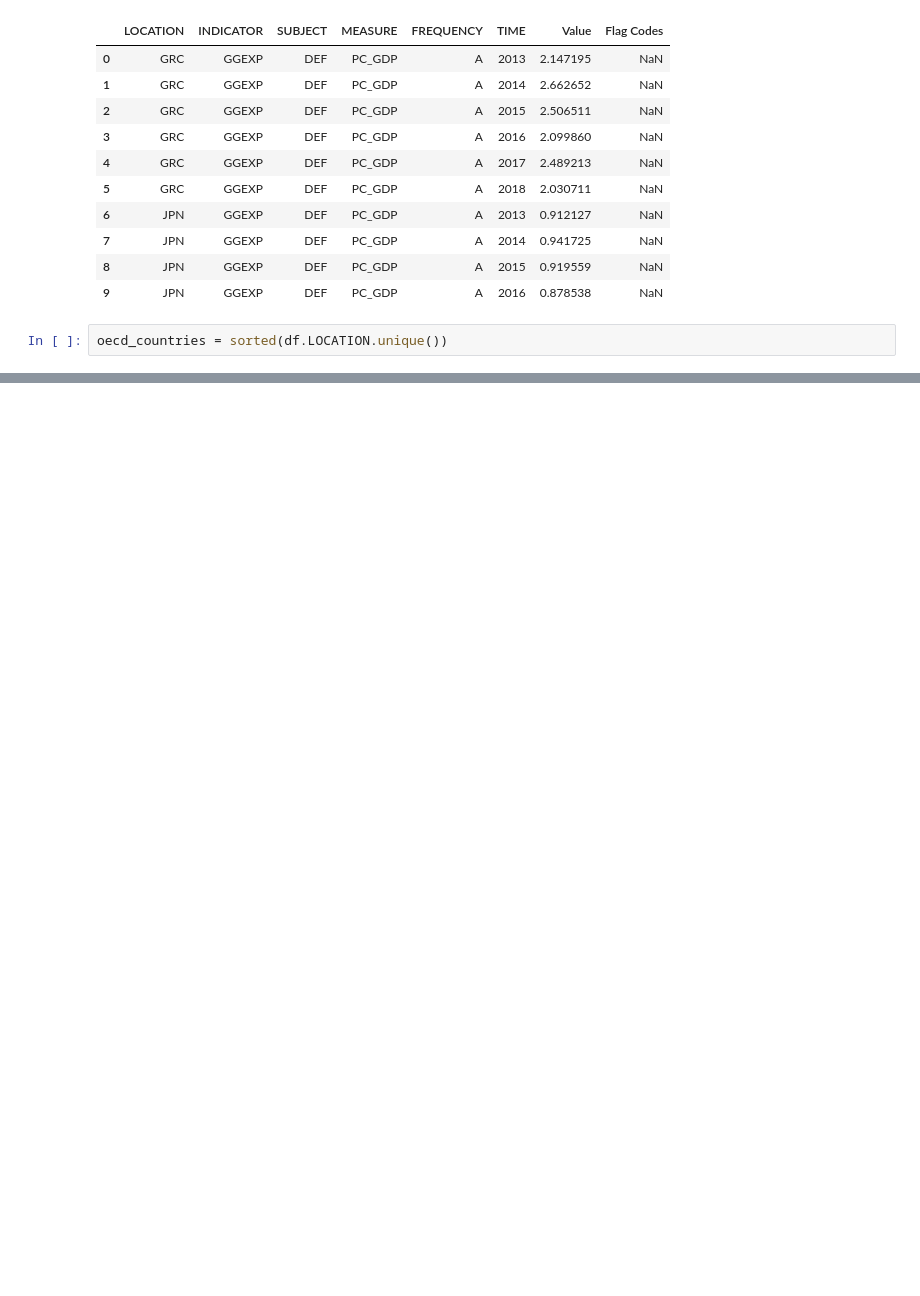
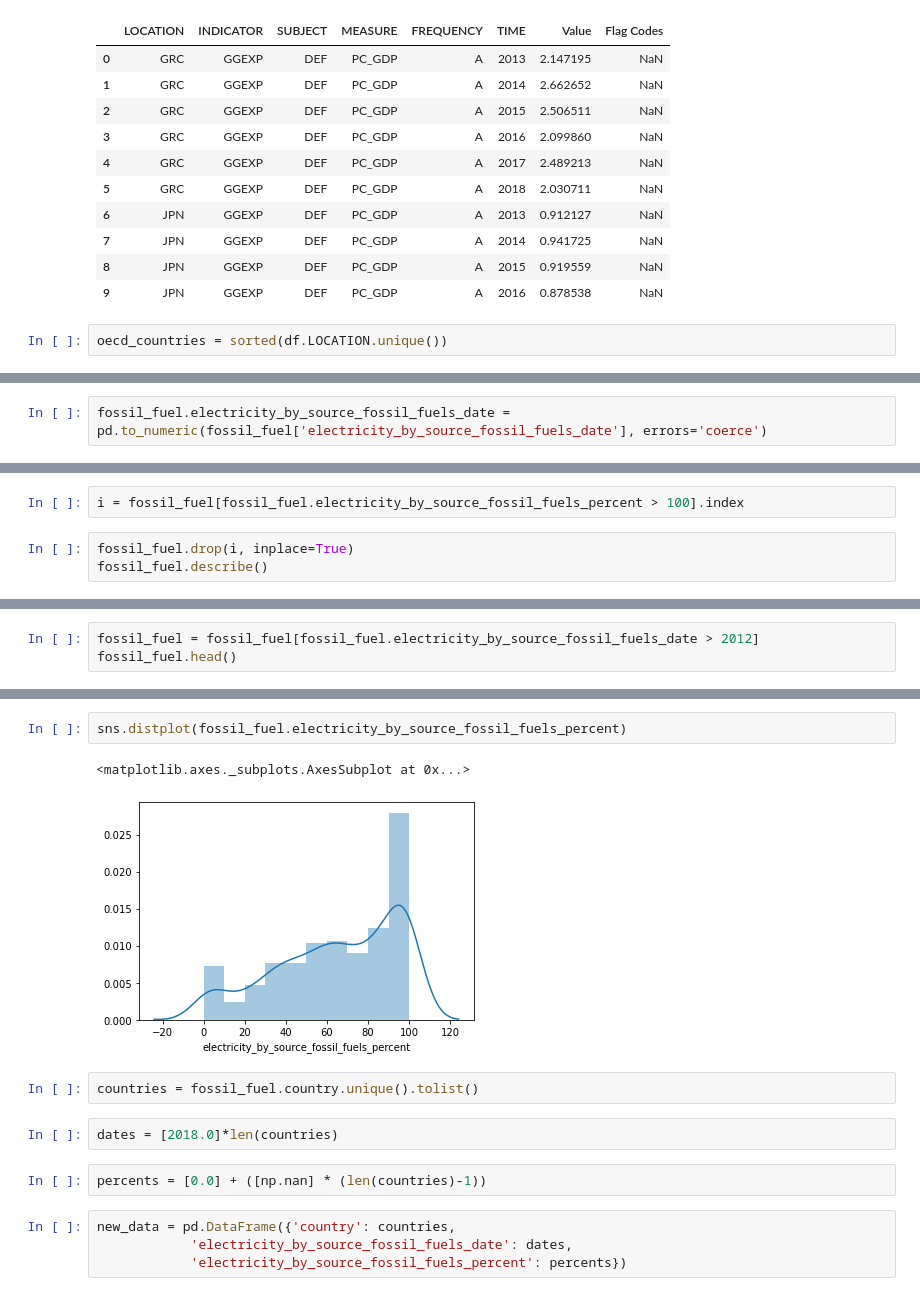
Before and after one commit to emilyng/Metis-Project-02, a Jupyter notebook: Project 2.ipynb, the cells around one changed output, grey strips where cells are left out. Drawn from its saved outputs; the diff is of its cells as text; blank space fills up the shorter version.

```diff
--- a/Project 2.ipynb
+++ b/Project 2.ipynb
@@ -132,0 +473,2 @@ all_edu[all_edu['Country'] == 'Canada']
+# %%
+fossil_fuel.electricity_by_source_fossil_fuels_date = pd.to_numeric(fossil_fuel['electricity_by_source_fossil_fuels_date'], errors='coerce')
@@ -132,0 +487,5 @@ all_edu[all_edu['Country'] == 'Canada']
+# %%
+i = fossil_fuel[fossil_fuel.electricity_by_source_fossil_fuels_percent > 100].index
+# %%
+fossil_fuel.drop(i, inplace=True)
+fossil_fuel.describe()
@@ -132,0 +502,3 @@ all_edu[all_edu['Country'] == 'Canada']
+# %%
+fossil_fuel = fossil_fuel[fossil_fuel.electricity_by_source_fossil_fuels_date > 2012]
+fossil_fuel.head()
@@ -132,0 +512,15 @@ all_edu[all_edu['Country'] == 'Canada']
+# %%
+sns.distplot(fossil_fuel.electricity_by_source_fossil_fuels_percent)
+# %% [output]
+<matplotlib.axes._subplots.AxesSubplot at 0x...>
+[figure, added]
+# %%
+countries = fossil_fuel.country.unique().tolist()
+# %%
+dates = [2018.0]*len(countries)
+# %%
+percents = [0.0] + ([np.nan] * (len(countries)-1))
+# %%
+new_data = pd.DataFrame({'country': countries,
+            'electricity_by_source_fossil_fuels_date': dates,
+            'electricity_by_source_fossil_fuels_percent': percents})
```
Also changed, not shown: parts of 272 cells of this notebook.
